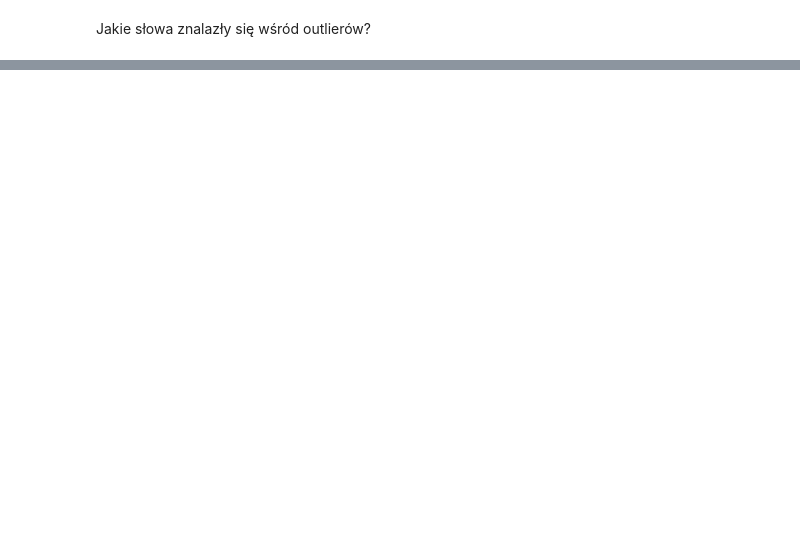
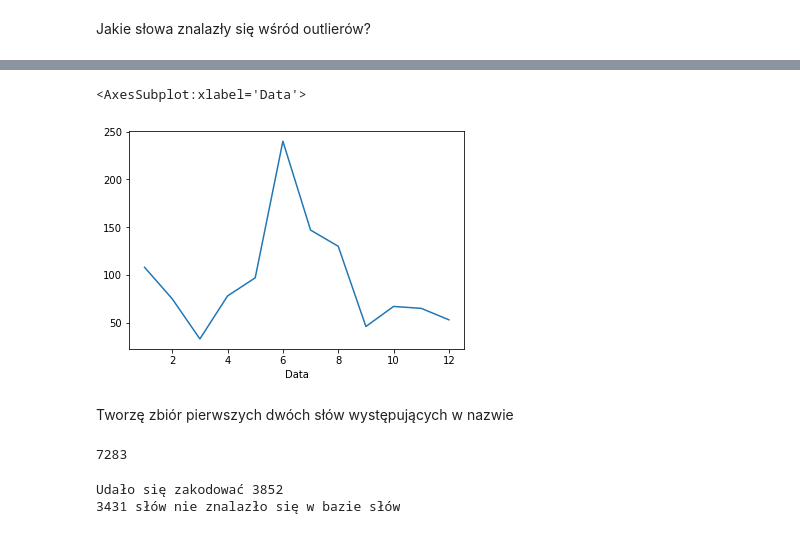
Before and after one commit to pbiecek/InterpretableMachineLearning2021, a Jupyter notebook: ShumeeProject/Podział na kategorie z wykorzystaniem Word2Vec.ipynb, the cells around one changed output, grey strips where cells are left out. Saved outputs shown, nothing was run; the diff lists cells and outputs as text; code cells hidden in the pictures; blank space fills up the shorter version.

```diff
--- a/ShumeeProject/Podział na kategorie z wykorzystaniem Word2Vec.ipynb
+++ b/ShumeeProject/Podział na kategorie z wykorzystaniem Word2Vec.ipynb
@@ -215,0 +271,7 @@ stm, nastawny, mys, teraz, wysoki, revlon, korkowy, sonoma, madon, koci, krople,
+# %%
+tmp.plot()
+# %% [output]
+<AxesSubplot:xlabel='Data'>
+[figure, added]
+# %% [markdown]
+Tworzę zbiór pierwszych dwóch słów występujących w nazwie
@@ -215,0 +284,26 @@ stm, nastawny, mys, teraz, wysoki, revlon, korkowy, sonoma, madon, koci, krople,
+# %%
+len(words_set_first_two)
+# %% [output]
+7283
+# %%
+# Słowa które znalazły się w banku słów word2vec:
+included_words = []
+# Słowa których word2vec nie zna
+removed_words = []
+# lista wektorów odpowiadających poszeczególnym słowom
+words_array = []
+
+for word in words_set_first_two:
+    try:
+        vec = word2vec[word]
+        words_array.append(vec)
+        included_words.append(word)
+    except KeyError:
+        removed_words.append(word)
+
+words_array = np.array(words_array)
+print(f"Udało się zakodować {len(included_words)}")
+print(f"{len(removed_words)} słów nie znalazło się w bazie słów")
+# %% [output]
+Udało się zakodować 3852
+3431 słów nie znalazło się w bazie słów
```
Also changed, not shown: parts of 36 cells of this notebook.
